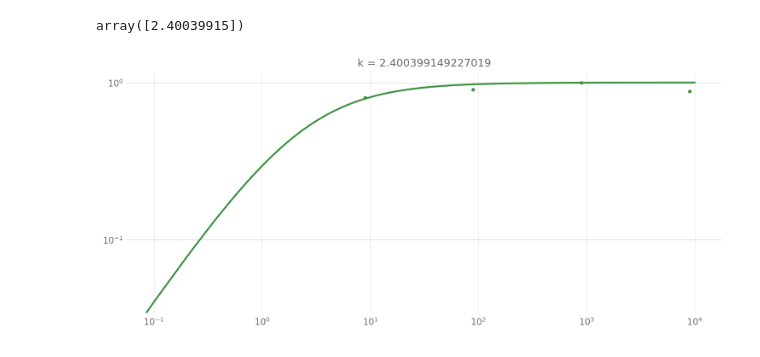
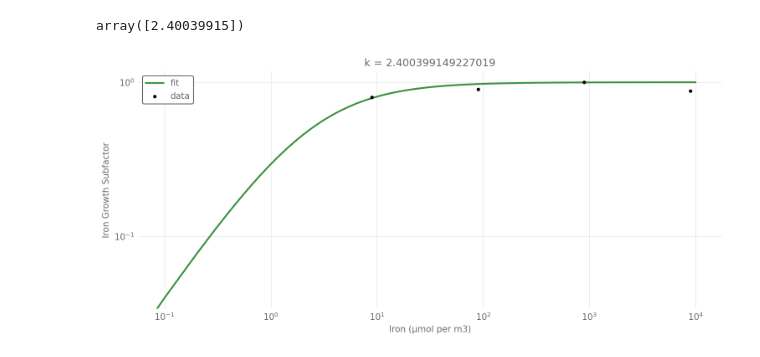
Before and after one commit to allfed/iron_factor, a Jupyter notebook: Iron Factor.ipynb, the cells around one changed output. Cells and saved outputs as stored; diff of their text form; code cells hidden in the pictures.

```diff
--- a/Iron Factor.ipynb
+++ b/Iron Factor.ipynb
@@ -92,11 +92,14 @@ k = parameters[0]
 fe = np.arange(0,10000,0.1)
 subfactor = iron_subfactor(fe, k)
 # %%
-plt.plot(fe, subfactor)
-plt.scatter(growth_df["Iron (μmol per m3)"], growth_df["Relative Growth Rate (Fraction)"])
+plt.plot(fe, subfactor, label="fit")
+plt.scatter(growth_df["Iron (μmol per m3)"], growth_df["Relative Growth Rate (Fraction)"], zorder=5, color="black", label="data")
 ax = plt.gca()
+plt.legend()
 ax.set_yscale('log')
 ax.set_xscale('log')
+ax.set_xlabel("Iron (μmol per m3)")
+ax.set_ylabel("Iron Growth Subfactor")
 ax.set_title("k = " + (str(k)));
 # %% [output]
-[figure, old version]
+[figure, new version]
```
